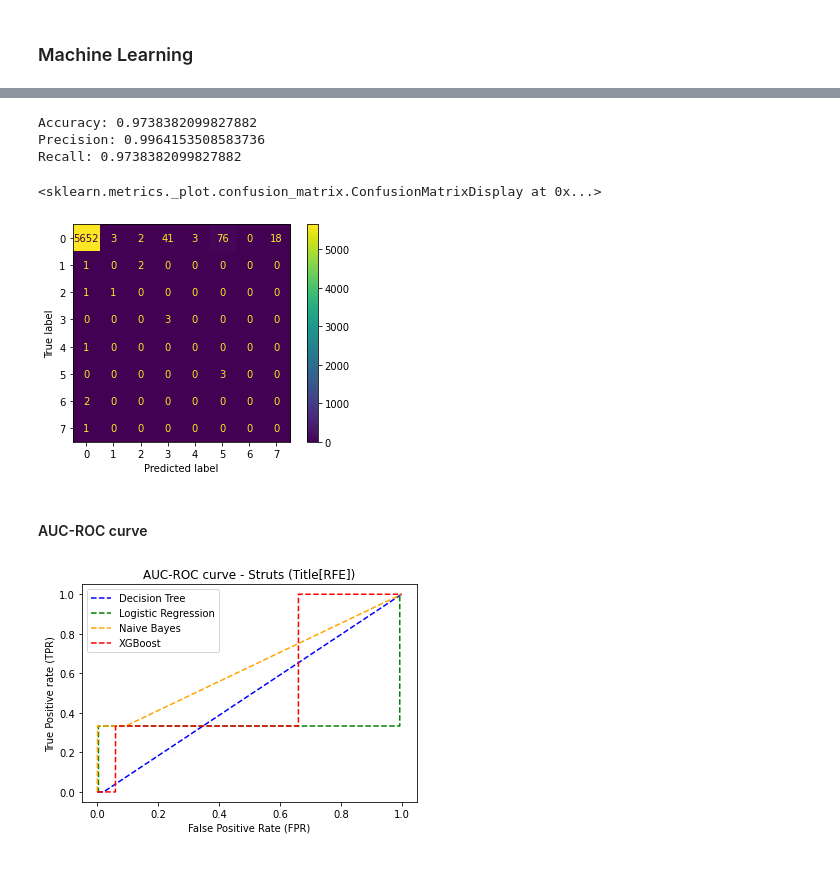
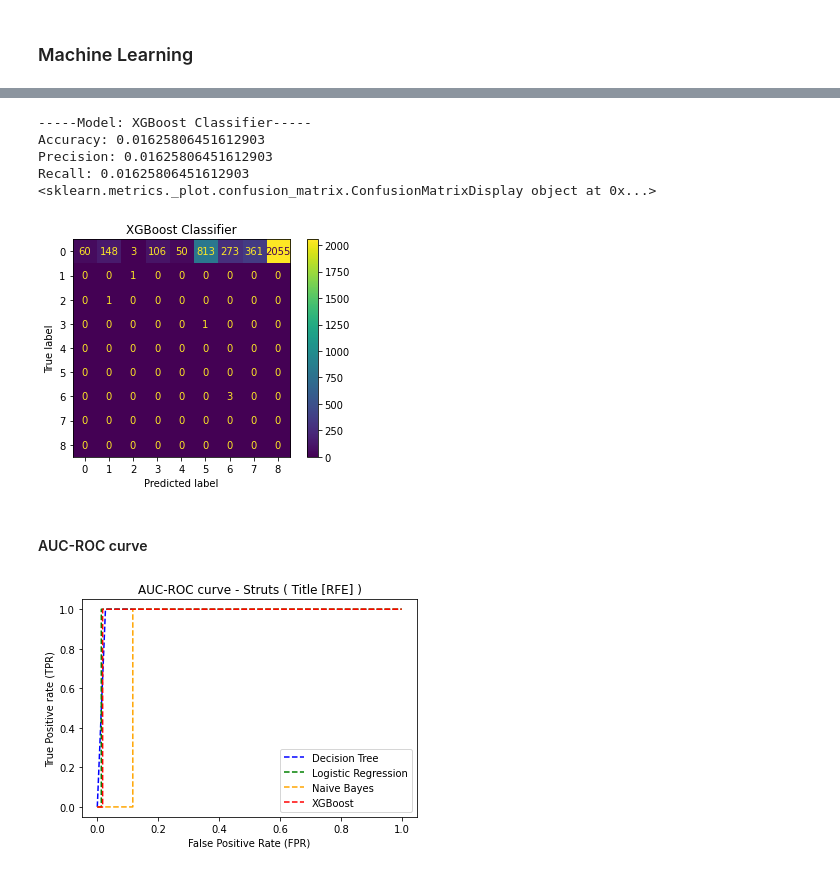
Before and after one commit to palmafr/MDPIData2022, a Jupyter notebook: experiments/rq1.ipynb, the cells around one changed output, grey strips where cells are left out. Saved outputs shown, nothing was run; the diff lists cells and outputs as text; code cells hidden in the pictures.

```diff
--- a/experiments/rq1.ipynb
+++ b/experiments/rq1.ipynb
@@ -135,0 +114,22 @@ Encoded...
+# %%
+ds = 1
+target = 2
+fs = 1
+feature_set = ['sfs','rfe']
+datasets = ['Tomcat', 'Struts']
+targets = ['Vulnerable','Severity', 'Title']
+label_mappings = []
+if target == 0:
+  X, test_X, y, test_Y = preprocess(ds, target)
+else:
+  X, test_X, y, test_Y, label_mappings = preprocess(ds, target)
+print(f'Positive classes in train: {len(y.loc[y==1])}')
+print(f'Positive classes in test: {len(test_Y.loc[test_Y==1])}')
+ros = RandomUnderSampler(sampling_strategy='majority')
+X_ros, y_ros = ros.fit_resample(X, y)
+print(f'Positive classes after train sampling: {len(y_ros.loc[y_ros==1])}')
+print(f'Total length after sampling: {len(y_ros)}')
+if len(label_mappings) > 0:
+  labels = label_mappings.keys()
+  values = label_mappings.values()
+  print(pd.DataFrame([labels, values]).T)
@@ -211,17 +242,25 @@ Recall: 0.8223752151462995
 # %%
-xgb = XGBClassifier(n_estimators=10)
-xgb_pred_arr = predict(xgb)
+# XGBoost
+if target == 0:
+  xgb = XGBClassifier(n_estimators=500, objective='binary:logistic')
+else:
+  xgb = XGBClassifier(n_estimators=500, objective='multi:softmax')
+xgb_pred_arr = predict(xgb,target)
 xgb_pred = xgb_pred_arr[-2]
+print('\n-----Model: XGBoost Classifier-----')
 print(f'Accuracy: {mean(xgb_pred_arr[0])}')
 print(f'Precision: {mean(xgb_pred_arr[1])}')
 print(f'Recall: {mean(xgb_pred_arr[2])}')
-CMD.from_estimator(xgb, test_X, test_Y)
+xgb_fig = CMD.from_predictions(test_Y,xgb_pred_arr[-1])
+xgb_fig.ax_.set_title('XGBoost Classifier')
+print(xgb_fig)
 # %% [output]
-Accuracy: 0.9738382099827882
-Precision: 0.9964153508583736
-Recall: 0.9738382099827882
+-----Model: XGBoost Classifier-----
+Accuracy: 0.01625806451612903
+Precision: 0.01625806451612903
+Recall: 0.01625806451612903
+<sklearn.metrics._plot.confusion_matrix.ConfusionMatrixDisplay object at 0x...>
-<sklearn.metrics._plot.confusion_matrix.ConfusionMatrixDisplay at 0x...>
-[figure, old version]
+[figure, new version]
 # %% [markdown]
 #### AUC-ROC curve
 # %%
@@ -245,7 +284,7 @@ plt.plot(fpr3, tpr3, linestyle='--',color='orange', label='Naive Bayes')
 plt.plot(fpr4, tpr4, linestyle='--',color='red', label='XGBoost')
 
 # title
-plt.title('AUC-ROC curve - '+datasets[ds]+' ('+targets[target]+'[RFE])')
+plt.title('AUC-ROC curve - '+datasets[ds]+' ( '+targets[target]+' ['+feature_set[fs].upper()+'] )')
 # x label
 plt.xlabel('False Positive Rate (FPR)')
 # y label
@@ -254,4 +293,4 @@ plt.ylabel('True Positive rate (TPR)')
 plt.legend(loc='best')
 plt.show();
 # %% [output]
-[figure, old version]
+[figure, new version]
```
Also changed, not shown: parts of 14 cells of this notebook, 3 other files.
